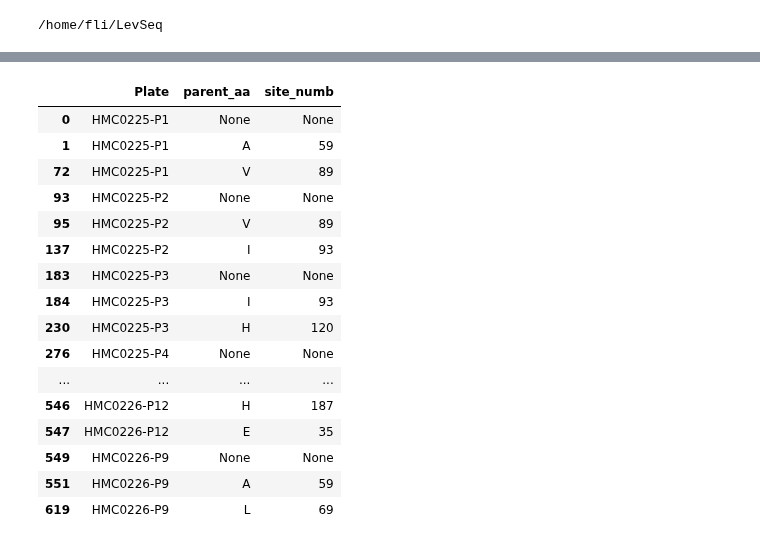
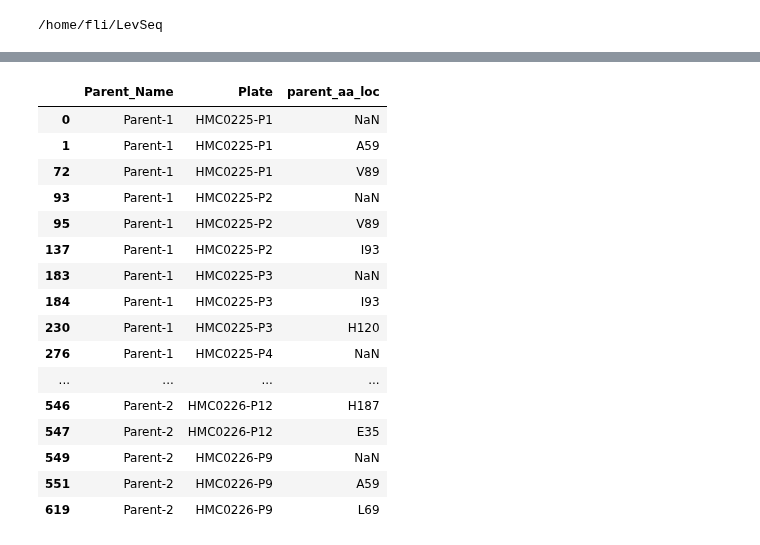
Before and after one commit to fhalab/LevSeq, a Jupyter notebook: sandbox/seqfit.ipynb, the cells around one changed output, grey strips where cells are left out. Drawn from its saved outputs; the diff is of its cells as text; code cells hidden in the pictures.

```diff
--- a/sandbox/seqfit.ipynb
+++ b/sandbox/seqfit.ipynb
@@ -199,7 +253,29 @@ single_ssm_df
 # %%
-# Expand the single entry in Details for these rows into three columns
-single_ssm_df[['parent_aa', 'site_numb', 'mut_aa']] = pd.DataFrame(
-    single_ssm_df['mut_dets'].apply(lambda x: x[0]).tolist(),
-    index=single_ssm_df.index
-)
-single_ssm_df
+def prep_single_ssm(df: pd.DataFrame) -> pd.DataFrame:
+    """
+    Prepare the data for a single sitessm summary plot.
+
+    Args:
+    - df: pd.DataFrame, input full dataframe
+
+    Returns:
+    - pd.DataFrame, output dataframe
+    """
+
+    # slice out single site SSM and add in parentAA, site, and mutAA columns
+    single_ssm_df = df[df["num_sites"] <= 1].copy()
+
+    # Expand the single entry in Details for these rows into three columns
+    single_ssm_df[["parent_aa", "site_numb", "mut_aa"]] = pd.DataFrame(
+        single_ssm_df["mut_dets"].apply(lambda x: x[0]).tolist(),
+        index=single_ssm_df.index,
+    )
+
+    single_ssm_df["parent_aa_loc"] = (
+        single_ssm_df["parent_aa"] + single_ssm_df["site_numb"]
+    )
+
+    # fill nan site numbers with 0 and convert to int
+    single_ssm_df["site_numb"] = single_ssm_df["site_numb"].fillna(0).astype(int)
+
+    return single_ssm_df
@@ -219,0 +282,3 @@ single_ssm_df
+# %%
+single_ssm_df = prep_single_ssm(df)
+single_ssm_df
@@ -220,20 +299,20 @@ single_ssm_df
 # %%
-single_ssm_df[["Plate", "parent_aa", "site_numb"]].drop_duplicates()
+single_ssm_df[["Parent_Name", "Plate", "parent_aa_loc"]].drop_duplicates()
 # %% [output]
-|  | Plate | parent_aa | site_numb |
-| 0 | HMC0225-P1 | None | None |
-| 1 | HMC0225-P1 | A | 59 |
-| 72 | HMC0225-P1 | V | 89 |
-| 93 | HMC0225-P2 | None | None |
-| 95 | HMC0225-P2 | V | 89 |
-| 137 | HMC0225-P2 | I | 93 |
-| 183 | HMC0225-P3 | None | None |
-| 184 | HMC0225-P3 | I | 93 |
-| 230 | HMC0225-P3 | H | 120 |
-| 276 | HMC0225-P4 | None | None |
+|  | Parent_Name | Plate | parent_aa_loc |
+| 0 | Parent-1 | HMC0225-P1 | NaN |
+| 1 | Parent-1 | HMC0225-P1 | A59 |
+| 72 | Parent-1 | HMC0225-P1 | V89 |
+| 93 | Parent-1 | HMC0225-P2 | NaN |
+| 95 | Parent-1 | HMC0225-P2 | V89 |
+| 137 | Parent-1 | HMC0225-P2 | I93 |
+| 183 | Parent-1 | HMC0225-P3 | NaN |
+| 184 | Parent-1 | HMC0225-P3 | I93 |
+| 230 | Parent-1 | HMC0225-P3 | H120 |
+| 276 | Parent-1 | HMC0225-P4 | NaN |
 | ... | ... | ... | ... |
-| 546 | HMC0226-P12 | H | 187 |
-| 547 | HMC0226-P12 | E | 35 |
-| 549 | HMC0226-P9 | None | None |
-| 551 | HMC0226-P9 | A | 59 |
-| 619 | HMC0226-P9 | L | 69 |
+| 546 | Parent-2 | HMC0226-P12 | H187 |
+| 547 | Parent-2 | HMC0226-P12 | E35 |
+| 549 | Parent-2 | HMC0226-P9 | NaN |
+| 551 | Parent-2 | HMC0226-P9 | A59 |
+| 619 | Parent-2 | HMC0226-P9 | L69 |
```
Also changed, not shown: parts of 25 cells of this notebook, 2 other files.
